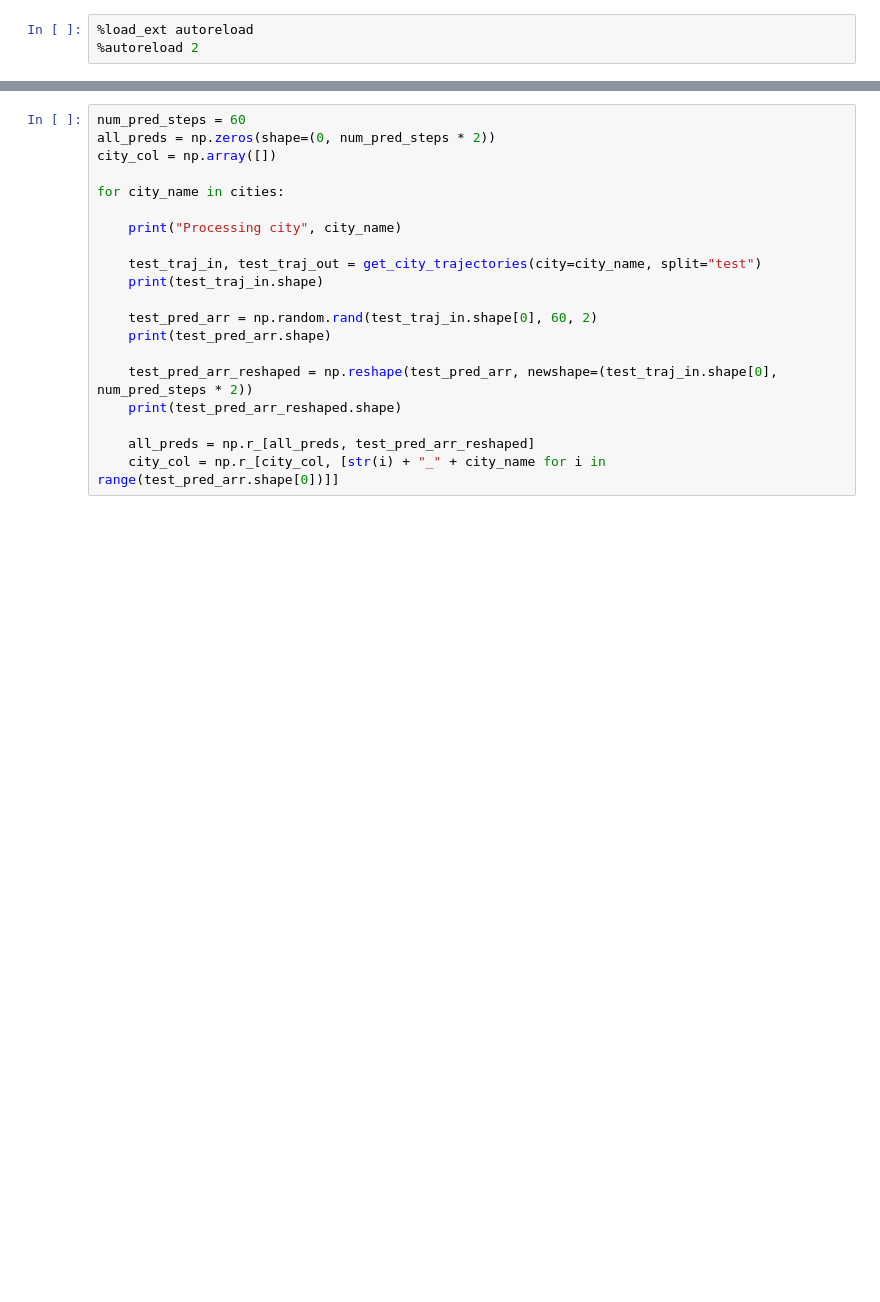
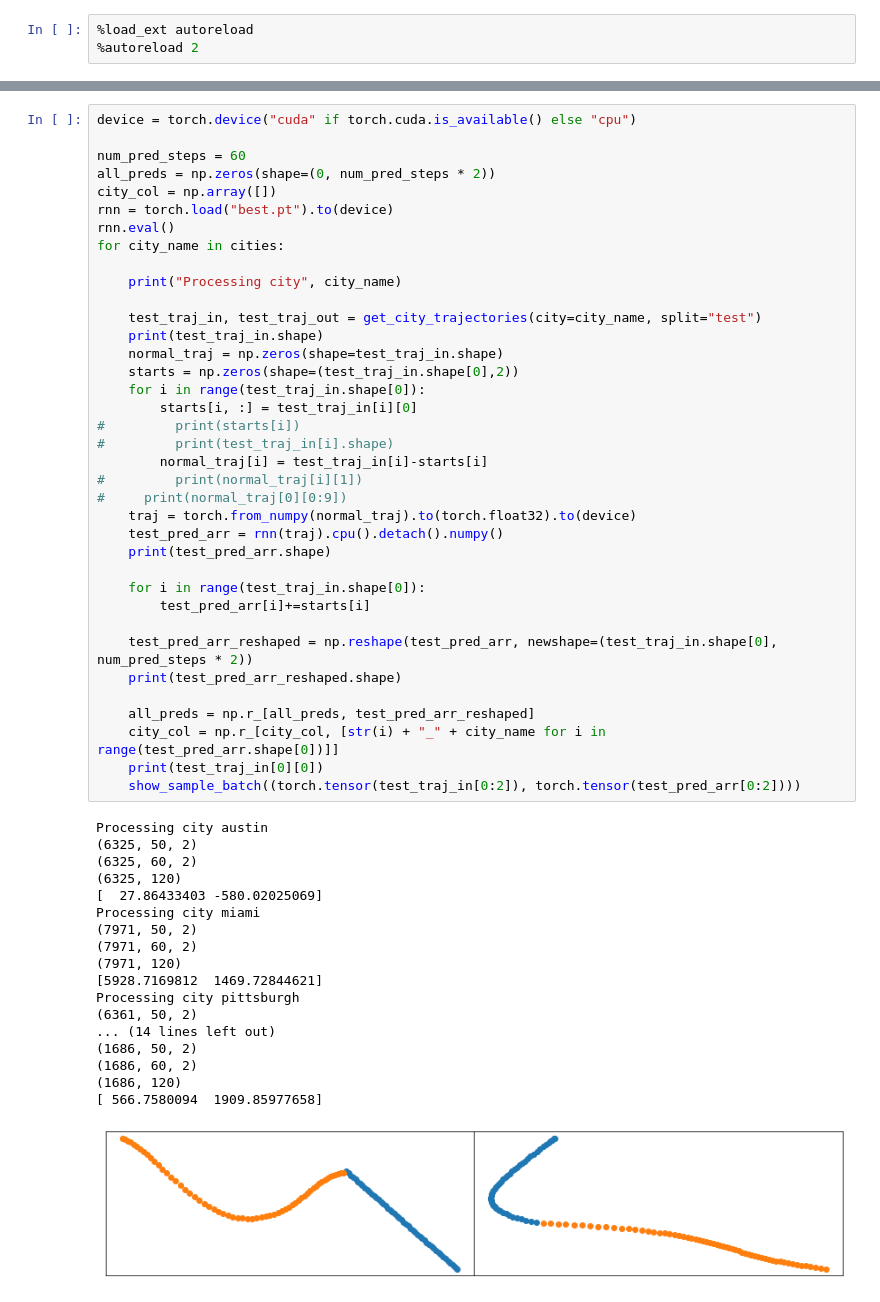
Before and after one commit to brandonho667/151B-WinningProject, a Jupyter notebook: Load_Argo2_Public.ipynb, the cells around one changed output, grey strips where cells are left out. Drawn from its saved outputs; the diff is of its cells as text; blank space fills up the shorter version.

```diff
--- a/Load_Argo2_Public.ipynb
+++ b/Load_Argo2_Public.ipynb
@@ -430,20 +469,56 @@ from prediction import get_traj_pred
 # %%
+device = torch.device("cuda" if torch.cuda.is_available() else "cpu")
+
 num_pred_steps = 60
 all_preds = np.zeros(shape=(0, num_pred_steps * 2))
 city_col = np.array([])
-
+rnn = torch.load("best.pt").to(device)
+rnn.eval()
 for city_name in cities:
 
     print("Processing city", city_name)
 
     test_traj_in, test_traj_out = get_city_trajectories(city=city_name, split="test")
     print(test_traj_in.shape)
+    normal_traj = np.zeros(shape=test_traj_in.shape)
+    starts = np.zeros(shape=(test_traj_in.shape[0],2))
+    for i in range(test_traj_in.shape[0]):
+        starts[i, :] = test_traj_in[i][0]
+#         print(starts[i])
+#         print(test_traj_in[i].shape)
+        normal_traj[i] = test_traj_in[i]-starts[i]
+#         print(normal_traj[i][1])
+#     print(normal_traj[0][0:9])
+    traj = torch.from_numpy(normal_traj).to(torch.float32).to(device)
+    test_pred_arr = rnn(traj).cpu().detach().numpy()
+    print(test_pred_arr.shape)
 
-    test_pred_arr = np.random.rand(test_traj_in.shape[0], 60, 2)
-    print(test_pred_arr.shape)
+    for i in range(test_traj_in.shape[0]):
+        test_pred_arr[i]+=starts[i]
 
     test_pred_arr_reshaped = np.reshape(test_pred_arr, newshape=(test_traj_in.shape[0], num_pred_steps * 2))
     print(test_pred_arr_reshaped.shape)
 
     all_preds = np.r_[all_preds, test_pred_arr_reshaped]
     city_col = np.r_[city_col, [str(i) + "_" + city_name for i in range(test_pred_arr.shape[0])]]
+    print(test_traj_in[0][0])
+    show_sample_batch((torch.tensor(test_traj_in[0:2]), torch.tensor(test_pred_arr[0:2])))
+# %% [output]
+Processing city austin
+(6325, 50, 2)
+(6325, 60, 2)
+(6325, 120)
+[  27.86433403 -580.02025069]
+Processing city miami
+(7971, 50, 2)
+(7971, 60, 2)
+(7971, 120)
+[5928.7169812  1469.72844621]
+Processing city pittsburgh
+(6361, 50, 2)
+... (14 lines left out)
+(1686, 50, 2)
+(1686, 60, 2)
+(1686, 120)
+[ 566.7580094  1909.85977658]
+[figure, added]
```
Also changed, not shown: parts of 9 cells of this notebook, 1 other file.
